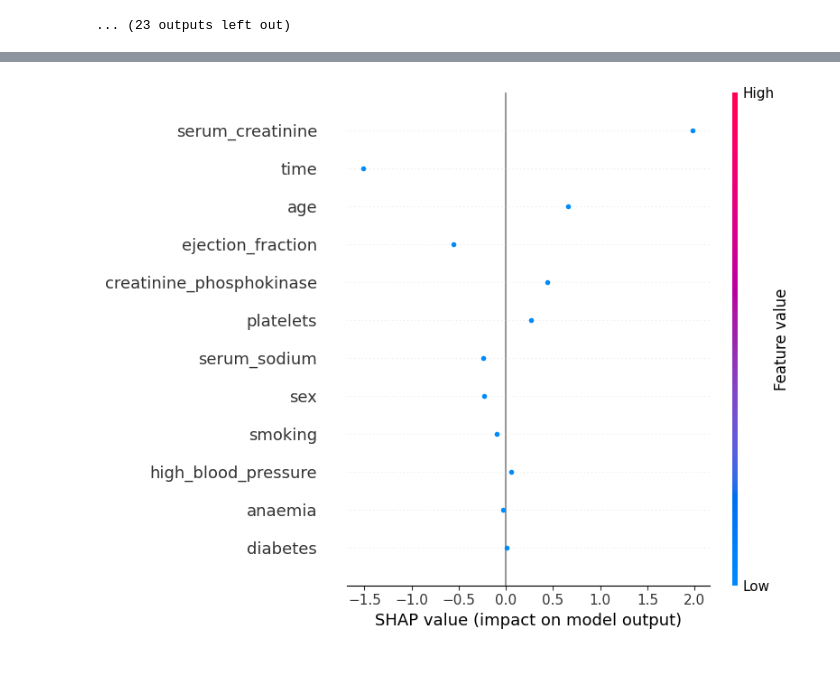
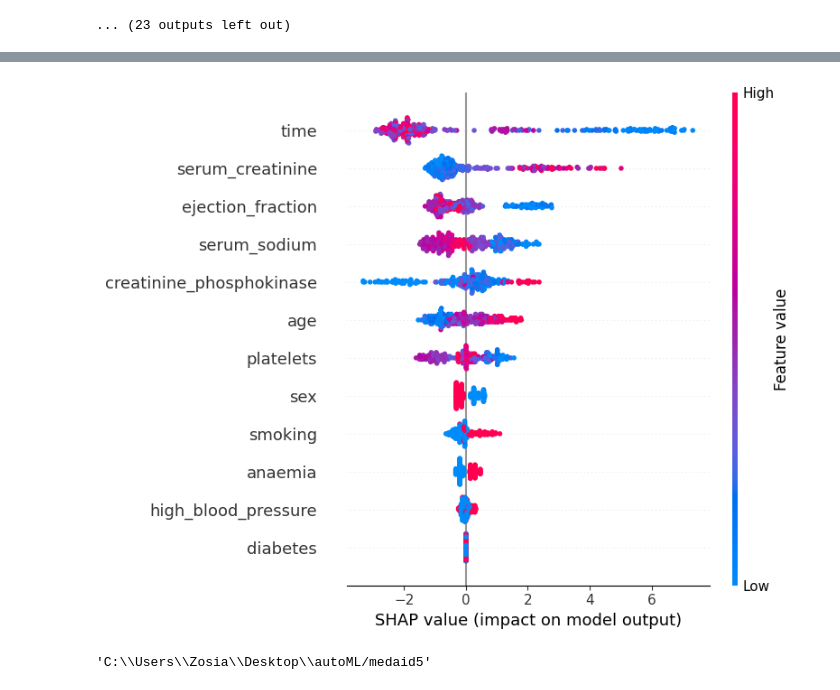
Before and after one commit to DeptuchMateusz/autoML, a Jupyter notebook: notebook.ipynb, the cells around one changed output, grey strips where cells are left out. Saved outputs shown, nothing was run; the diff lists cells and outputs as text; code cells hidden in the pictures.

```diff
--- a/notebook.ipynb
+++ b/notebook.ipynb
@@ -167,4 +167,8 @@ aid.models_ranking()
 # %%
-aid.predict_explain(model=aid.best_models[0])
+aid.predict_explain(model=aid.best_models[1])
 # %% [output]
-[figure, old version]
+[figure, new version]
+# %%
+aid.path
+# %% [output]
+'C:\\Users\\Zosia\\Desktop\\autoML/medaid5'
```
Also changed, not shown: parts of 1 cell of this notebook, 3 other files.
